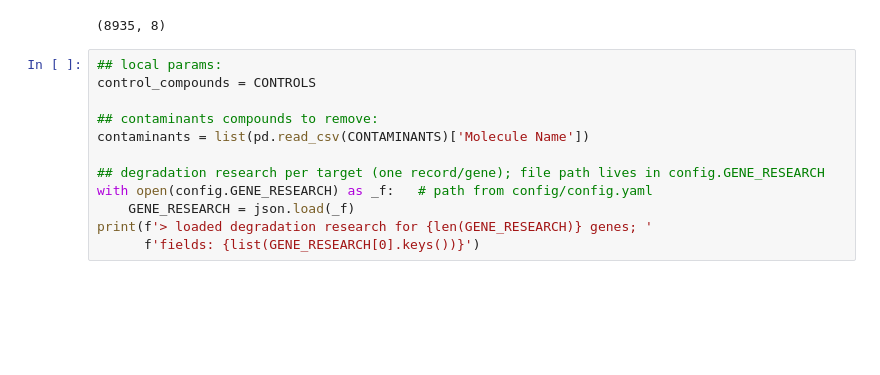
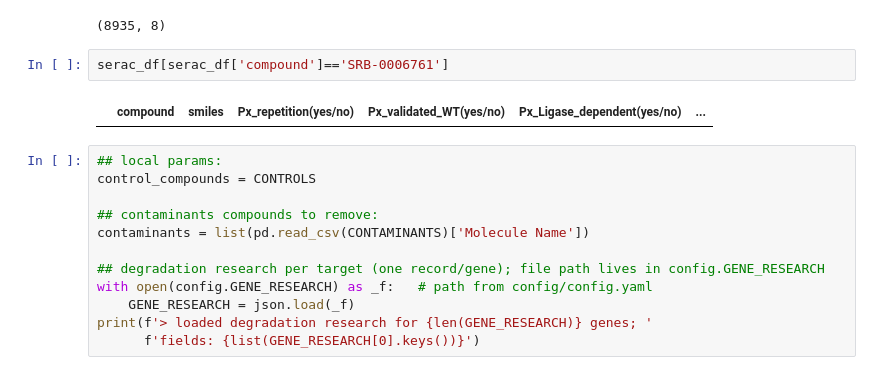
Before and after one commit to SeracBio/Px_interface, a Jupyter notebook: vignettes/MS_Interface.ipynb, the cells around one changed output. Saved outputs shown, nothing was run; the diff lists cells and outputs as text; blank space fills up the shorter version.

```diff
--- a/vignettes/MS_Interface.ipynb
+++ b/vignettes/MS_Interface.ipynb
@@ -466,6 +468,10 @@ serac_df.shape
 > target: 19 validated - 1117 devalidated targets
 > compound: 33 validated - 133 devalidated targets
 (8935, 8)
+# %%
+serac_df[serac_df['compound']=='SRB-0006761']
+# %% [output]
+|  | compound | smiles | Px_repetition(yes/no) | Px_validated_WT(yes/no) | Px_Ligase_dependent(yes/no) | ... |
 # %%
 ## local params:
 control_compounds = CONTROLS
```
Also changed, not shown: parts of 7 cells of this notebook, 7 other files.
